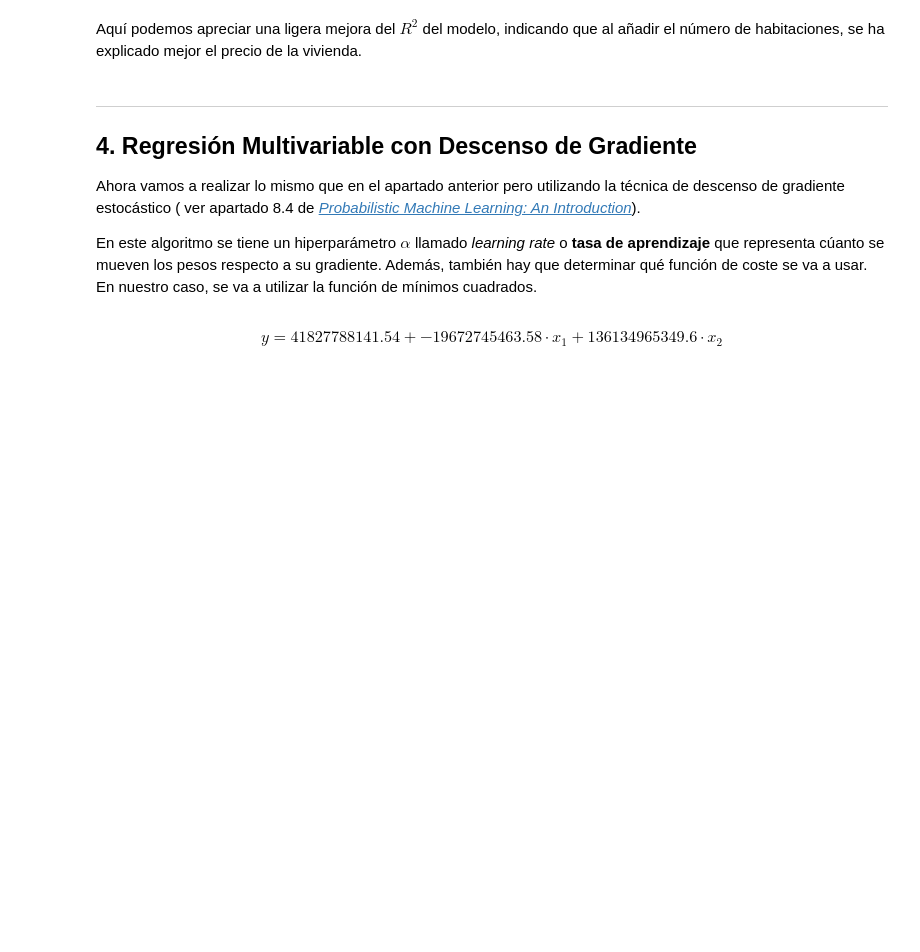
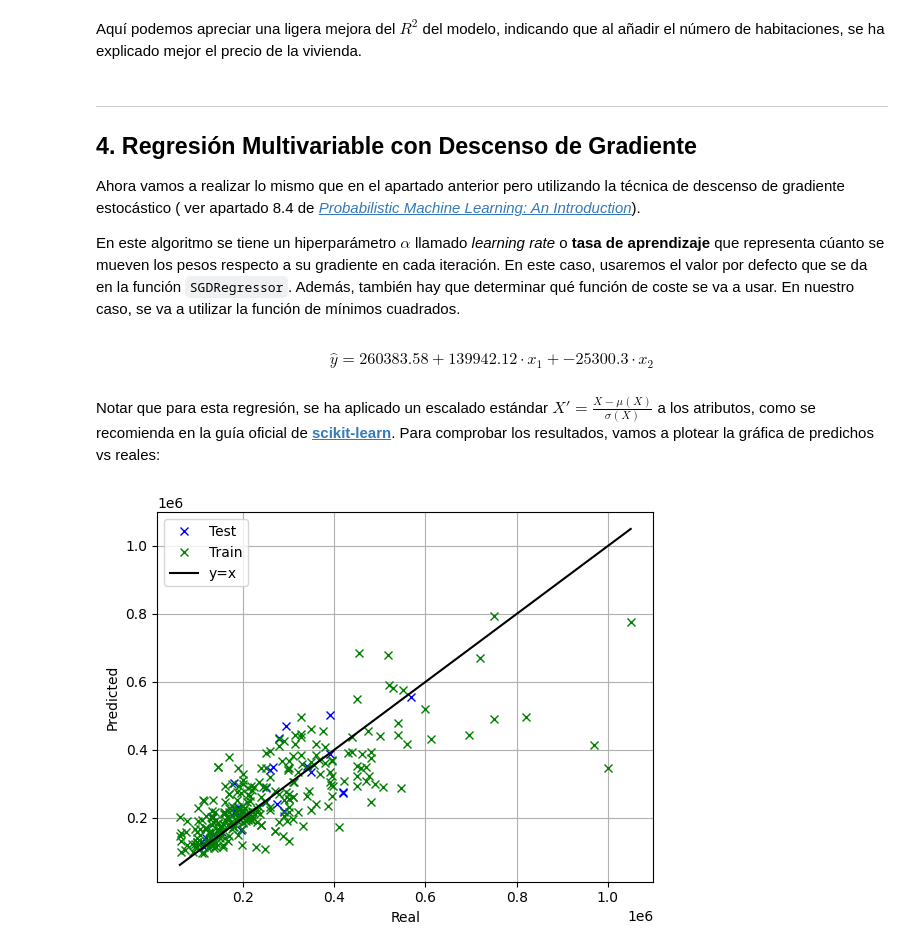
Before and after one commit to Davidjmz12/Automatic-Learning, a Jupyter notebook: Lab-01/notebook.ipynb, the cells around one changed output. Drawn from its saved outputs; the diff is of its cells as text; code cells hidden in the pictures; blank space fills up the shorter version.

```diff
--- a/Lab-01/notebook.ipynb
+++ b/Lab-01/notebook.ipynb
@@ -358,19 +519,29 @@ Aquí podemos apreciar una ligera mejora del $R^2$ del modelo, indicando que al
 ## 4. Regresión Multivariable con Descenso de Gradiente
 Ahora vamos a realizar lo mismo que en el apartado anterior pero utilizando la técnica de descenso de gradiente estocástico ( ver apartado 8.4 de [*Probabilistic Machine Learning: An Introduction*](https://doi.org/10.7551/mitpress/14864.001.0001)).
 
-En este algoritmo se tiene un hiperparámetro $\alpha$ llamado *learning rate* o **tasa de aprendizaje** que representa cúanto se mueven los pesos respecto a su gradiente. Además, también hay que determinar qué función de coste se va a usar. En nuestro caso, se va a utilizar la función de mínimos cuadrados.
+En este algoritmo se tiene un hiperparámetro $\alpha$ llamado *learning rate* o **tasa de aprendizaje** que representa cúanto se mueven los pesos respecto a su gradiente en cada iteración. En este caso, usaremos el valor por defecto que se da en la función `SGDRegressor`. Además, también hay que determinar qué función de coste se va a usar. En nuestro caso, se va a utilizar la función de mínimos cuadrados.
 # %%
 from sklearn.pipeline import make_pipeline
 from sklearn.linear_model import SGDRegressor
 from sklearn.preprocessing import StandardScaler
 
-model_SGD = make_pipeline(SGDRegressor(loss='squared_error'))
+model_SGD = make_pipeline(StandardScaler(), SGDRegressor())
 
-SGD_model = LinearRegression(x_train, y_train, x_test, y_test, model_SGD, "SGD-multivariate", flags, opt_name='sgdregressor')
+SGD_model = LinearRegression(x_train, y_train,
+                             x_test, y_test, model_SGD,
+                             "SGD-multivariate", flags,
+                             opt_name='sgdregressor')
+models.append(SGD_model.compute_metrics())
 
 SGD_model.pretty_print()
 # %% [output]
-$$\hat{y} = 41827788141.54 + -19672745463.58 \cdot x_1 + 136134965349.6 \cdot x_2  $$
+$$\hat{y} = 260383.58 + 139942.12 \cdot x_1 + -25300.3 \cdot x_2  $$
+# %% [markdown]
+Notar que para esta regresión, se ha aplicado un escalado estándar $X' = \frac{X-\mu(X)}{\sigma(X)}$ a los atributos, como se recomienda en la guía oficial de [**scikit-learn**](https://scikit-learn.org/stable/index.html). Para comprobar los resultados, vamos a plotear la gráfica de predichos vs reales:
+# %%
+SGD_model.plot_pred_vs_real()
+# %% [output]
+[figure, added]
 # %% [markdown]
 ----
 ## 5. Regresión Multivariable con Descenso de Gradiente y coste de Huber
```
Also changed, not shown: parts of 29 cells of this notebook.
